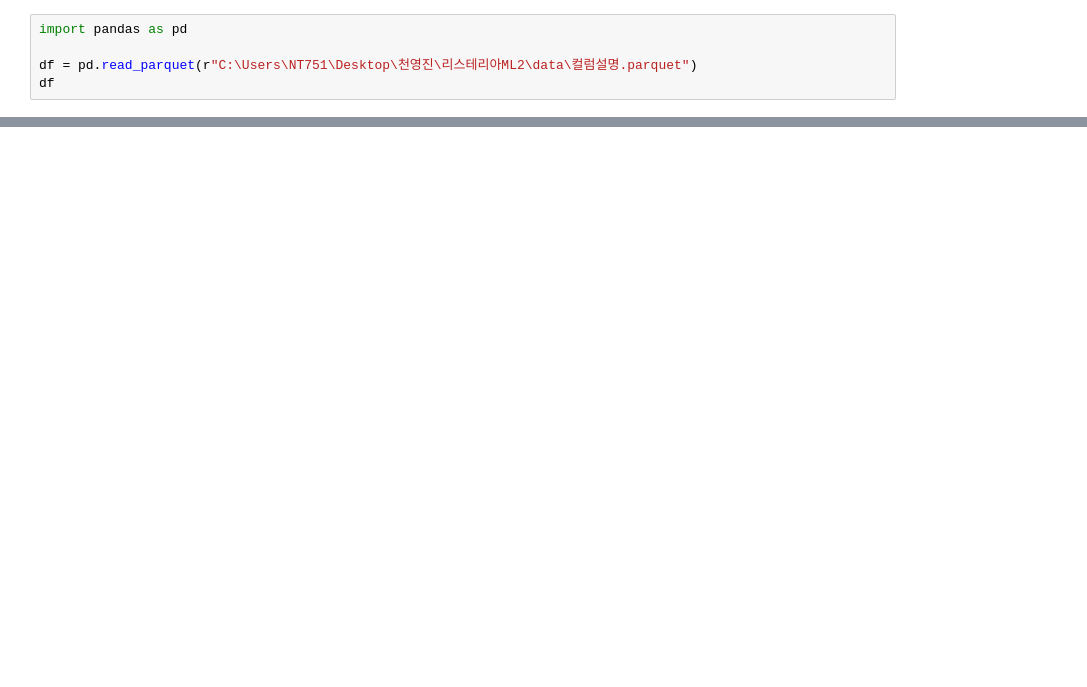
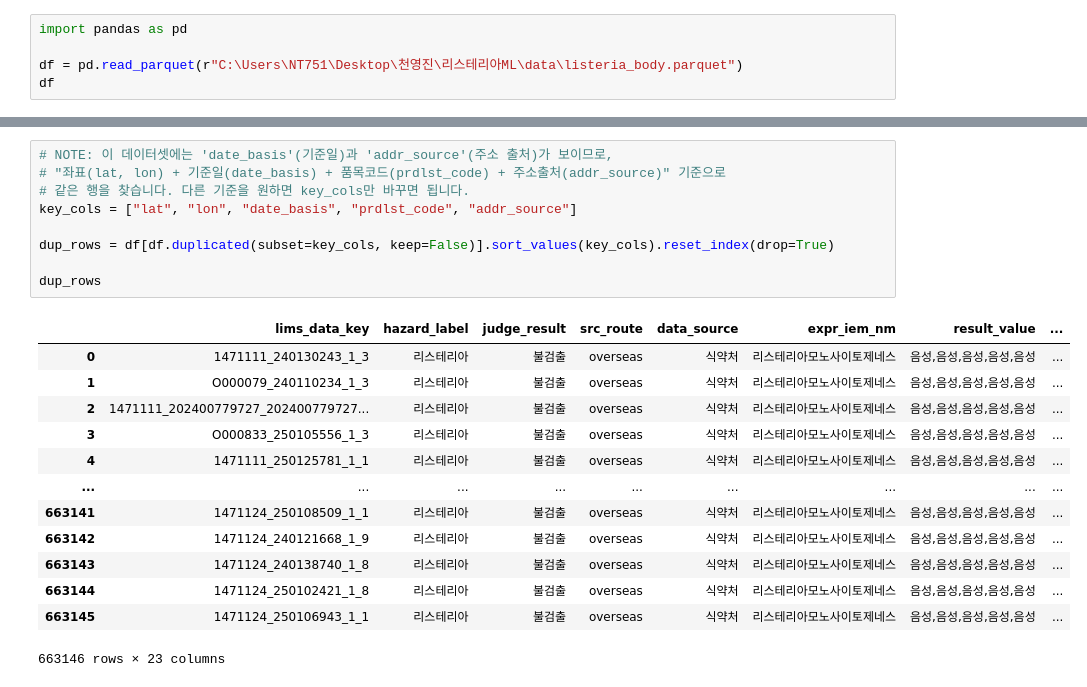
Before and after one commit to cjsdudwls1/listeria2026, a Jupyter notebook: 리스테리아ML2/notebook/.ipynb, the cells around one changed output, grey strips where cells are left out. Drawn from its saved outputs; the diff is of its cells as text; blank space fills up the shorter version.

```diff
--- a/리스테리아ML2/notebook/.ipynb
+++ b/리스테리아ML2/notebook/.ipynb
@@ -1,6 +1,6 @@
 # %%
 import pandas as pd
 
-df = pd.read_parquet(r"C:\Users\NT751\Desktop\천영진\리스테리아ML2\data\컬럼설명.parquet")
+df = pd.read_parquet(r"C:\Users\NT751\Desktop\천영진\리스테리아ML\data\listeria_body.parquet")
 df
 # %% [output]
@@ -19,0 +20,23 @@ df
+# %%
+# NOTE: 이 데이터셋에는 'date_basis'(기준일)과 'addr_source'(주소 출처)가 보이므로,
+# "좌표(lat, lon) + 기준일(date_basis) + 품목코드(prdlst_code) + 주소출처(addr_source)" 기준으로
+# 같은 행을 찾습니다. 다른 기준을 원하면 key_cols만 바꾸면 됩니다.
+key_cols = ["lat", "lon", "date_basis", "prdlst_code", "addr_source"]
+
+dup_rows = df[df.duplicated(subset=key_cols, keep=False)].sort_values(key_cols).reset_index(drop=True)
+
+dup_rows
+# %% [output]
+|  | lims_data_key | hazard_label | judge_result | src_route | data_source | expr_iem_nm | result_value | ... |
+| 0 | 1471111_240130243_1_3 | 리스테리아 | 불검출 | overseas | 식약처 | 리스테리아모노사이토제네스 | 음성,음성,음성,음성,음성 | ... |
+| 1 | O000079_240110234_1_3 | 리스테리아 | 불검출 | overseas | 식약처 | 리스테리아모노사이토제네스 | 음성,음성,음성,음성,음성 | ... |
+| 2 | 1471111_202400779727_202400779727... | 리스테리아 | 불검출 | overseas | 식약처 | 리스테리아모노사이토제네스 | 음성,음성,음성,음성,음성 | ... |
+| 3 | O000833_250105556_1_3 | 리스테리아 | 불검출 | overseas | 식약처 | 리스테리아모노사이토제네스 | 음성,음성,음성,음성,음성 | ... |
+| 4 | 1471111_250125781_1_1 | 리스테리아 | 불검출 | overseas | 식약처 | 리스테리아모노사이토제네스 | 음성,음성,음성,음성,음성 | ... |
+| ... | ... | ... | ... | ... | ... | ... | ... | ... |
+| 663141 | 1471124_250108509_1_1 | 리스테리아 | 불검출 | overseas | 식약처 | 리스테리아모노사이토제네스 | 음성,음성,음성,음성,음성 | ... |
+| 663142 | 1471124_240121668_1_9 | 리스테리아 | 불검출 | overseas | 식약처 | 리스테리아모노사이토제네스 | 음성,음성,음성,음성,음성 | ... |
+| 663143 | 1471124_240138740_1_8 | 리스테리아 | 불검출 | overseas | 식약처 | 리스테리아모노사이토제네스 | 음성,음성,음성,음성,음성 | ... |
+| 663144 | 1471124_250102421_1_8 | 리스테리아 | 불검출 | overseas | 식약처 | 리스테리아모노사이토제네스 | 음성,음성,음성,음성,음성 | ... |
+| 663145 | 1471124_250106943_1_1 | 리스테리아 | 불검출 | overseas | 식약처 | 리스테리아모노사이토제네스 | 음성,음성,음성,음성,음성 | ... |
+663146 rows × 23 columns
```
Also changed, not shown: parts of 1 cell of this notebook, 2 other files.
